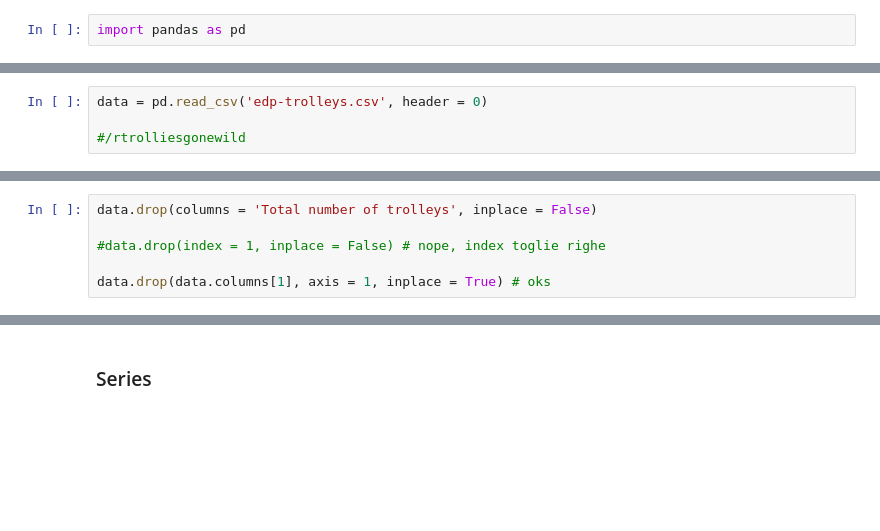
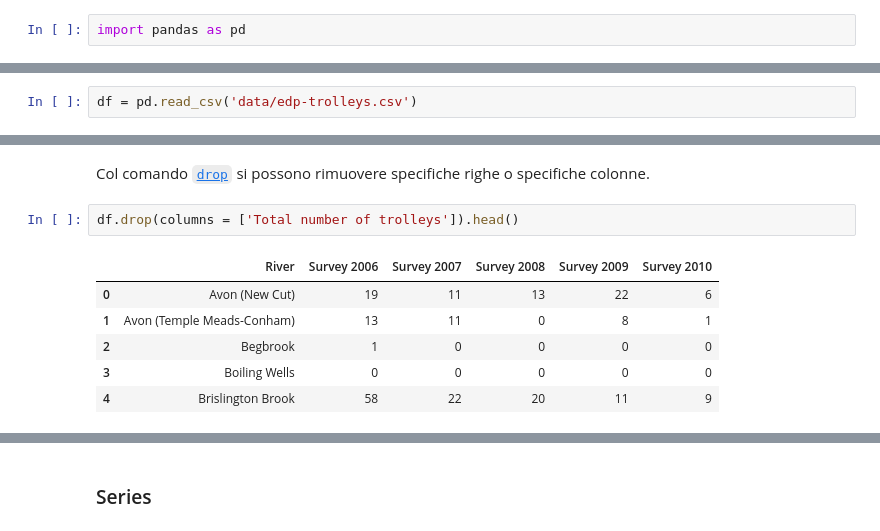
Before and after one commit to AIM-mate/corso-python-23, a Jupyter notebook: lezione-4/lezione-4.ipynb, the cells around one changed output, grey strips where cells are left out. Cells and saved outputs as stored; diff of their text form; blank space fills up the shorter version.

```diff
--- a/lezione-4/lezione-4.ipynb
+++ b/lezione-4/lezione-4.ipynb
@@ -749,4 +773,2 @@ pd.read_csv?
 # %%
-data = pd.read_csv('edp-trolleys.csv', header = 0)
-
-#/rtrolliesgonewild
+df = pd.read_csv('data/edp-trolleys.csv')
@@ -771,8 +791,13 @@ type(data)
 # %% [output]
 pandas.core.frame.DataFrame
-# %%
-data.drop(columns = 'Total number of trolleys', inplace = False)
-
-#data.drop(index = 1, inplace = False) # nope, index toglie righe
-
-data.drop(data.columns[1], axis = 1, inplace = True) # oks
+# %% [markdown]
+Col comando [`drop`](https://pandas.pydata.org/docs/reference/api/pandas.DataFrame.drop.html) si possono rimuovere specifiche righe o specifiche colonne.
+# %%
+df.drop(columns = ['Total number of trolleys']).head()
+# %% [output]
+|  | River | Survey 2006 | Survey 2007 | Survey 2008 | Survey 2009 | Survey 2010 |
+| 0 | Avon (New Cut) | 19 | 11 | 13 | 22 | 6 |
+| 1 | Avon (Temple Meads-Conham) | 13 | 11 | 0 | 8 | 1 |
+| 2 | Begbrook | 1 | 0 | 0 | 0 | 0 |
+| 3 | Boiling Wells | 0 | 0 | 0 | 0 | 0 |
+| 4 | Brislington Brook | 58 | 22 | 20 | 11 | 9 |
```
Also changed, not shown: parts of 147 cells of this notebook.
